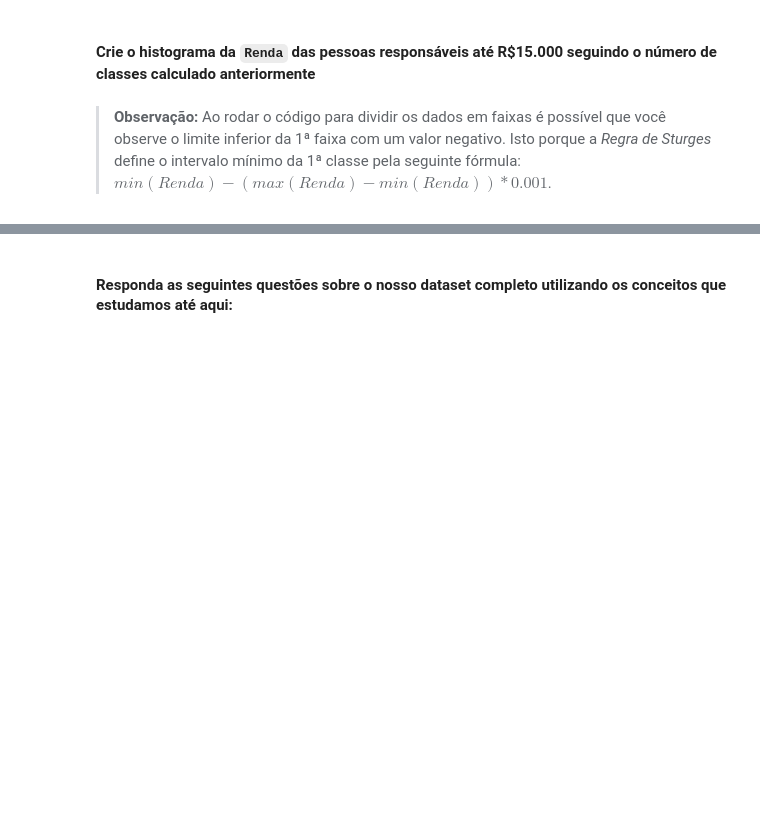
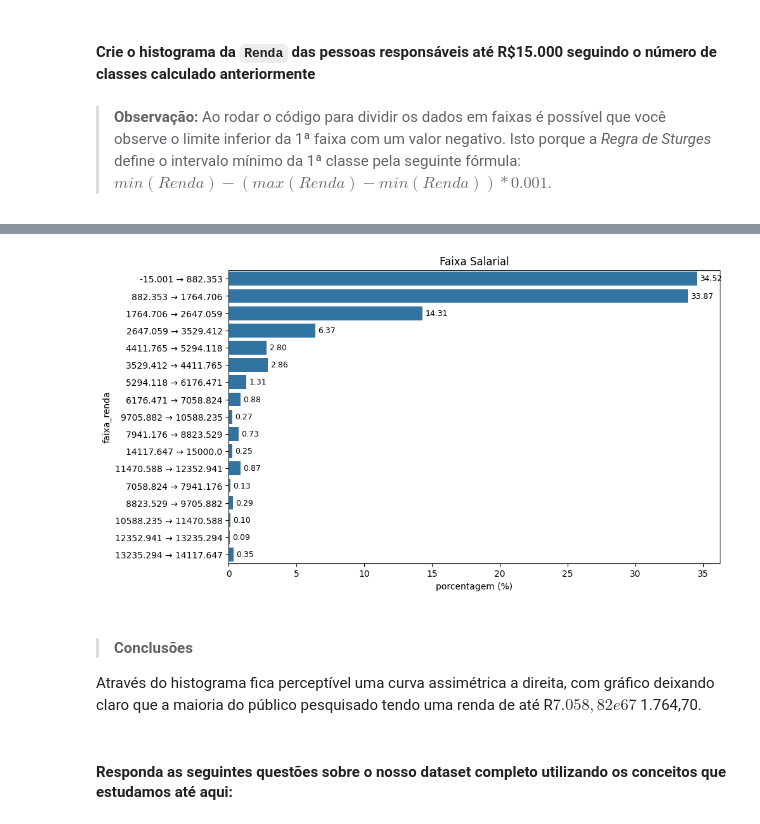
Before and after one commit to JhonCostaDev/oracle_one_alura, a Jupyter notebook: estatistica_ML/desafios_modulo.ipynb, the cells around one changed output, grey strips where cells are left out. Saved outputs shown, nothing was run; the diff lists cells and outputs as text; code cells hidden in the pictures; blank space fills up the shorter version.

```diff
--- a/estatistica_ML/desafios_modulo.ipynb
+++ b/estatistica_ML/desafios_modulo.ipynb
@@ -952,0 +865,7 @@ dados_frequencia_renda
+# %%
+faixas_renda = salario_ate_15k.copy()
+faixas_renda['faixa_renda'] = pd.cut(faixas_renda.Renda, bins=k, include_lowest=True)
+# %%
+tabela_frequencia = faixas_renda.faixa_renda.value_counts().reset_index(name='frequencia')
+tabela_frequencia['porcentagem (%)'] = round((tabela_frequencia.frequencia / len(salario_ate_15k)) * 100,2)
+tabela_frequencia
@@ -960,0 +896,3 @@ Escreva suas conclusões aqui...
+# %%
+lista_strings = [f'{interval.left} → {interval.right}' for interval in tabela_frequencia.faixa_renda]
+lista_strings
@@ -961,3 +917,20 @@ Escreva suas conclusões aqui...
+# %%
+plt.figure(figsize=(10, 6))
+ax = sns.barplot(data=tabela_frequencia, x='porcentagem (%)', y='faixa_renda')
+
+for container in ax.containers:
+    ax.bar_label(container, fmt='%.2f', padding=3, fontsize=9)
+
+ax.set_yticklabels(lista_strings)
+ax.set_title("Faixa Salarial")
+
+plt.show()
+# %% [output]
+[figure, added]
+# %% [markdown]
+> #### Conclusões
+
+Através do histograma fica perceptível uma curva assimétrica a direita, com gráfico deixando claro que a maioria do público pesquisado tendo uma renda de até R$ 7.058,82 e 67% até R$ 1.764,70.
 # %% [markdown]
 #### **Responda as seguintes questões sobre o nosso dataset completo utilizando os conceitos que estudamos até aqui:**
 # %% [markdown]
```
Also changed, not shown: parts of 17 cells of this notebook.
